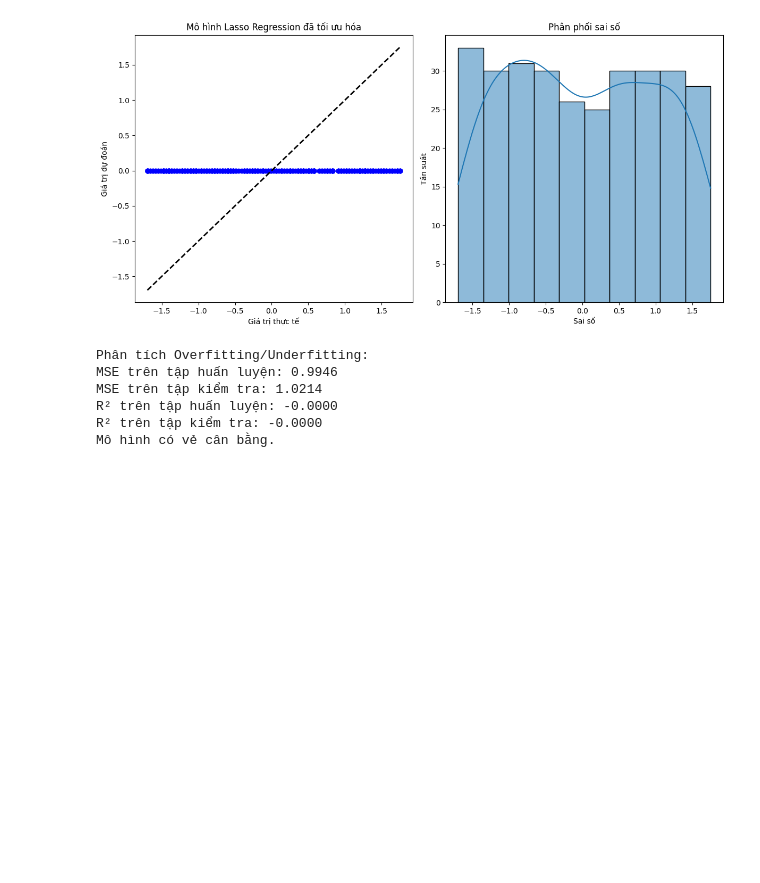
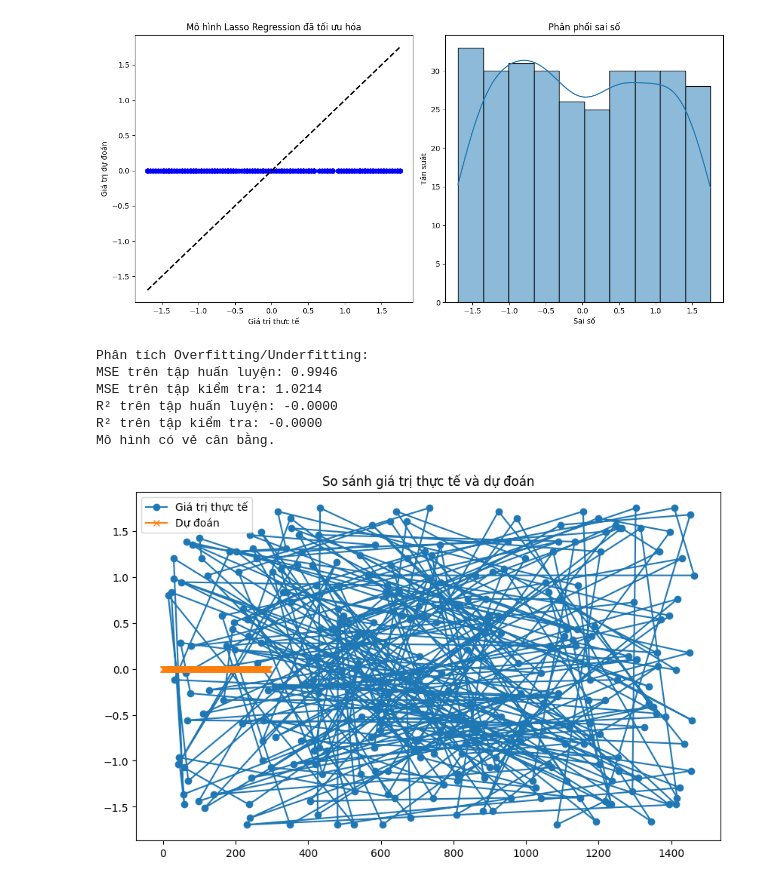
Before and after one commit to ur77ec17235/Data-Analysis, a Jupyter notebook: GroupTask/GroupResearch.ipynb, the cells around one changed output. Saved outputs shown, nothing was run; the diff lists cells and outputs as text; code cells hidden in the pictures; blank space fills up the shorter version.

```diff
--- a/GroupTask/GroupResearch.ipynb
+++ b/GroupTask/GroupResearch.ipynb
@@ -1217,7 +1152,7 @@ Phức tạp (Overfitting): MSE = 1.2690, R² = -0.2424, MAE = 0.9299
     # Phức tạp (Overfitting): MSE = 1.2290, R² = -0.2033, MAE = 0.9160
 # %%
-# df['Fee_Diff'] = df['Oldfee'] - df['Newfee']  # Mức độ giảm giá
-# df['Fee_Ratio'] = df['Newfee'] / df['Oldfee']  # Tỷ lệ giảm giá
-# df['Time_per_Lecture'] = df['Time'] / df['Lectures']  # Thời lượng trung bình mỗi bài giảng
-# df['Time_per_Section'] = df['Time'] / df['Sections']  # Thời lượng trung bình mỗi phần
+df['Fee_Diff'] = df['Oldfee'] - df['Newfee']  # Mức độ giảm giá
+df['Fee_Ratio'] = df['Newfee'] / df['Oldfee']  # Tỷ lệ giảm giá
+df['Time_per_Lecture'] = df['Time'] / df['Lectures']  # Thời lượng trung bình mỗi bài giảng
+df['Time_per_Section'] = df['Time'] / df['Sections']  # Thời lượng trung bình mỗi phần
 # %%
@@ -1341,4 +1279,10 @@ for name, model in models.items():
     results.append((name, mse, r2, mae))
     names.append(name)
     print(f"{name} - MSE: {mse:.4f}, R²: {r2:.4f}, MAE: {mae:.4f}")
+
+    #  trích xuất giá trị loss và acc của mỗi  mô hình với mỗi lần chạy
+    loss = cv_score.mean()
+    acc = cv_score.std()
+    print(f"{name} - Loss: {loss:.4f}, Acc: {acc:.4f}")
+    print("++")
 # %% [output]
@@ -1566,3 +1503,25 @@ MSE trên tập kiểm tra: 1.0214
 R² trên tập huấn luyện: -0.0000
 R² trên tập kiểm tra: -0.0000
 Mô hình có vẻ cân bằng.
+# %%
+# 7. Trực quan hóa tầm quan trọng của đặc trưng
+if hasattr(optimized_model, 'feature_importances_'):
+    feature_importance = pd.Series(optimized_model.feature_importances_, index=selected_features).sort_values(ascending=False)
+
+    plt.figure(figsize=(10, 6))
+    feature_importance.plot(kind='bar')
+    plt.title('Tầm quan trọng của các đặc trưng')
+    plt.ylabel('Giá trị tầm quan trọng')
+    plt.show()
+
+
+
+# # 8. Trực quan hóa dự đoán của mô hình
+plt.figure(figsize=(10, 6))
+plt.plot(y_test, label='Giá trị thực tế', marker='o')
+plt.plot(y_pred_optimized, label='Dự đoán', marker='x')
+plt.title('So sánh giá trị thực tế và dự đoán')
+plt.legend()
+plt.show()
+# %% [output]
+[figure, added]
```
Also changed, not shown: parts of 43 cells of this notebook, 8 other files.
